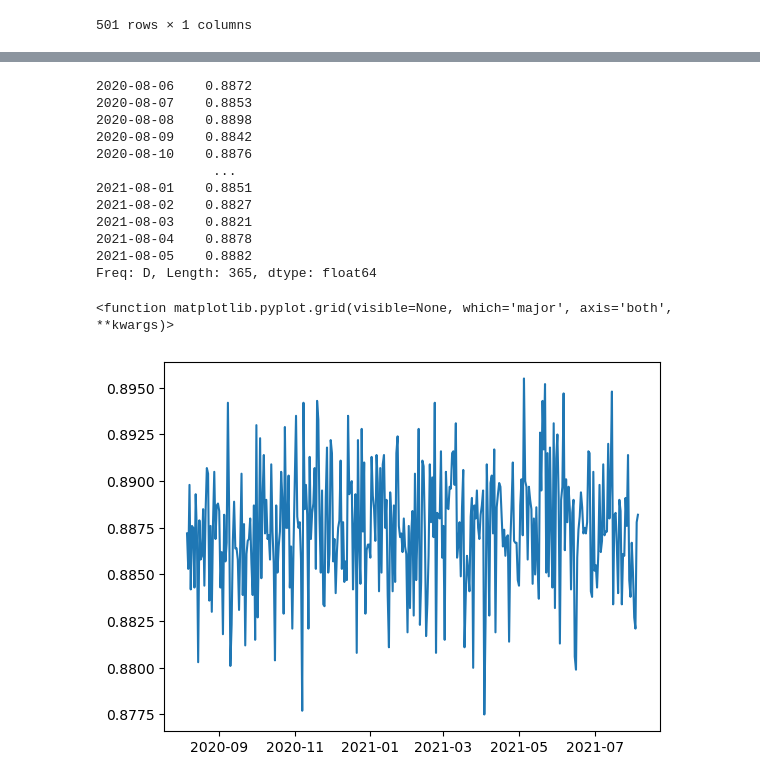
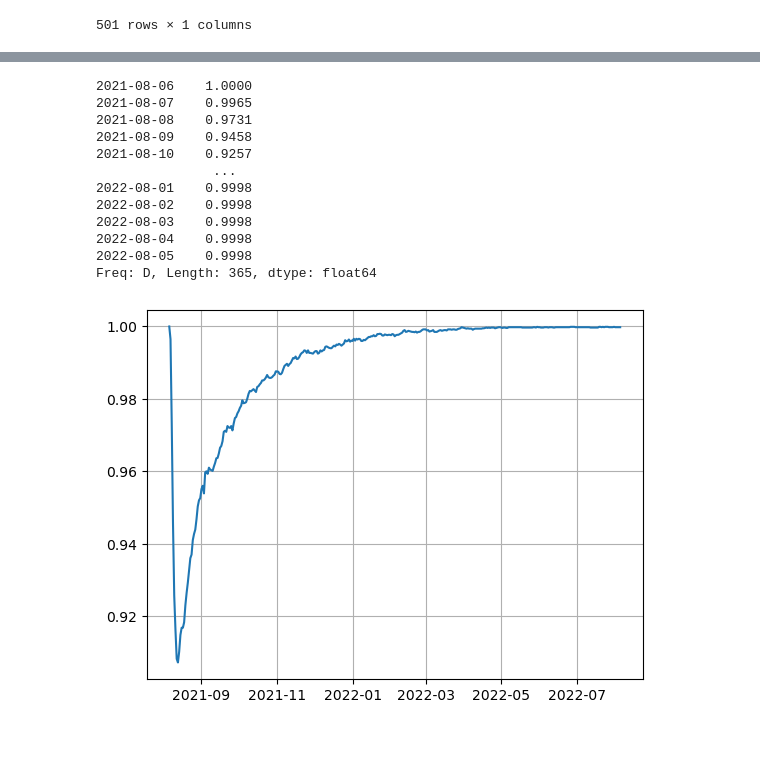
Before and after one commit to guerrerosv78/hello-world, a Jupyter notebook: Análisis de datos Correcciones.ipynb, the cells around one changed output, grey strips where cells are left out. Drawn from its saved outputs; the diff is of its cells as text; code cells hidden in the pictures; blank space fills up the shorter version.

```diff
--- a/Análisis de datos Correcciones.ipynb
+++ b/Análisis de datos Correcciones.ipynb
@@ -116,7 +116,7 @@ def simulacion (media,std,inicio,dias,N):
     v = np.random.normal(media,std,size=(dias,N))
     periodo = pd.date_range(inicio,periods=dias)
     return pd.DataFrame(index = periodo, data = v )
-v_simulados = simulacion (var_mean,var_std,"2020-08-06", 365, 10000)
+v_simulados = simulacion (var_mean,var_std,"2021-08-06", 365, 10000)
 v_simulados
 # %% [output]
 |  | 0 | 1 | 2 | 3 | 4 | 5 | 6 | 7 | 8 | 9 | ... | ... |
@@ -135,24 +151,25 @@ v_simulados
+# %%
+simulacion = (v_simulados + 1).cumprod()*D[-1]
 # %%
-valores = v_simulados < 50
-probabilidad= (v_simulados < valores).mean(axis=1)
+valores = 50
+probabilidad= (simulacion <= valores).mean(axis=1)
 probabilidad
 # %% [output]
-2020-08-06    0.8872
-2020-08-07    0.8853
-2020-08-08    0.8898
-2020-08-09    0.8842
-2020-08-10    0.8876
+2021-08-06    1.0000
+2021-08-07    0.9965
+2021-08-08    0.9731
+2021-08-09    0.9458
+2021-08-10    0.9257
                ...
-2021-08-01    0.8851
-2021-08-02    0.8827
-2021-08-03    0.8821
-2021-08-04    0.8878
-2021-08-05    0.8882
+2022-08-01    0.9998
+2022-08-02    0.9998
+2022-08-03    0.9998
+2022-08-04    0.9998
+2022-08-05    0.9998
 Freq: D, Length: 365, dtype: float64
 # %%
 plt.figure()
 plt.plot(probabilidad)
-plt.grid
+plt.grid()
 # %% [output]
-<function matplotlib.pyplot.grid(visible=None, which='major', axis='both', **kwargs)>
-[figure, old version]
+[figure, new version]
```
Also changed, not shown: parts of 2 cells of this notebook.
